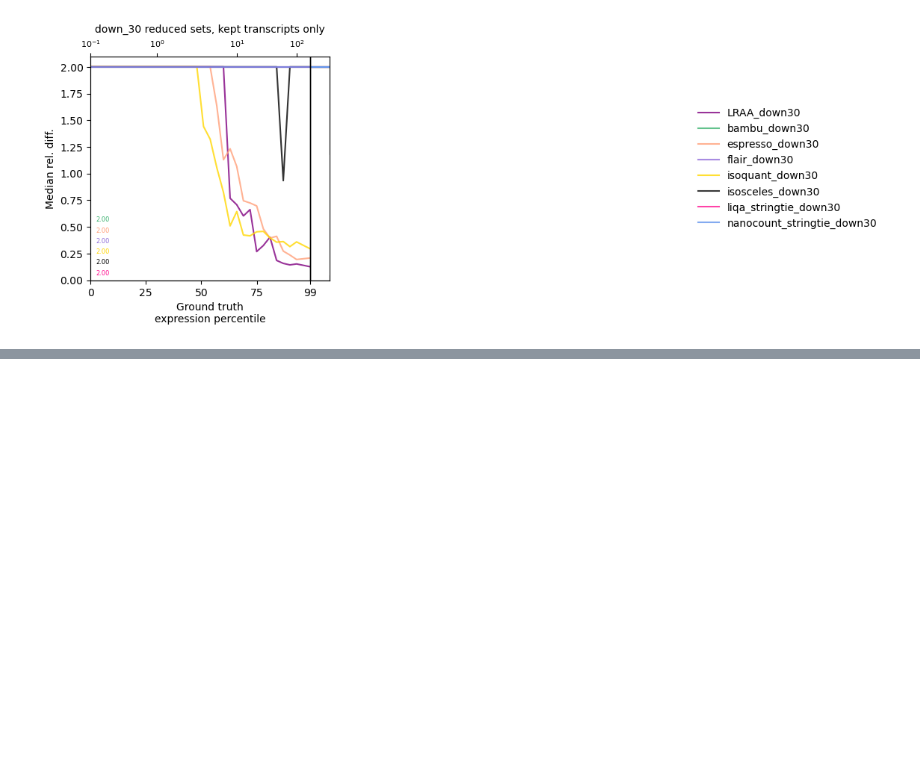
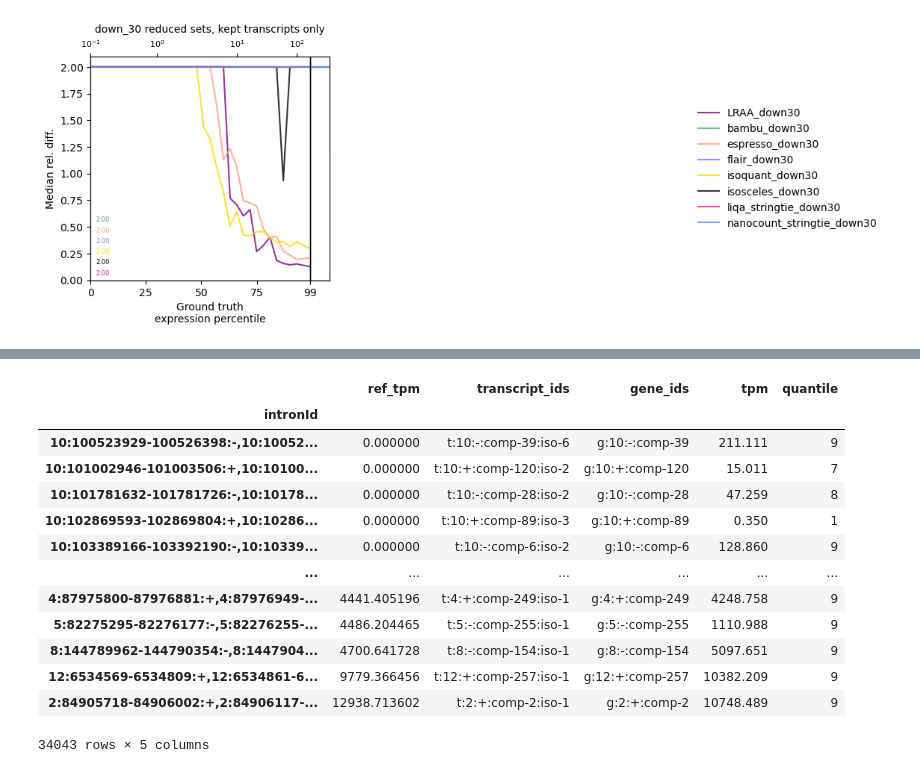
Before and after one commit to MethodsDev/Isosceles_Paper-Ext, a Jupyter notebook: reports/simulated_bulk_benchmarks-BJH-usePyLib-adj.ipynb, the cells around one changed output, grey strips where cells are left out. Saved outputs shown, nothing was run; the diff lists cells and outputs as text; code cells hidden in the pictures; blank space fills up the shorter version.

```diff
--- a/reports/simulated_bulk_benchmarks-BJH-usePyLib-adj.ipynb
+++ b/reports/simulated_bulk_benchmarks-BJH-usePyLib-adj.ipynb
@@ -554,0 +569,17 @@ rel_diff_vs_expr_percentile_plot(i_ref_df, down_30_dict, 33, 'median', 'down_30
+# %%
+assign_binned_expr_quantile(i_ref_df, down_30_dict['LRAA_down30'], 10)
+# %% [output]
+|  | ref_tpm | transcript_ids | gene_ids | tpm | quantile |
+| intronId |  |  |  |  |  |
+| 10:100523929-100526398:-,10:10052... | 0.000000 | t:10:-:comp-39:iso-6 | g:10:-:comp-39 | 211.111 | 9 |
+| 10:101002946-101003506:+,10:10100... | 0.000000 | t:10:+:comp-120:iso-2 | g:10:+:comp-120 | 15.011 | 7 |
+| 10:101781632-101781726:-,10:10178... | 0.000000 | t:10:-:comp-28:iso-2 | g:10:-:comp-28 | 47.259 | 8 |
+| 10:102869593-102869804:+,10:10286... | 0.000000 | t:10:+:comp-89:iso-3 | g:10:+:comp-89 | 0.350 | 1 |
+| 10:103389166-103392190:-,10:10339... | 0.000000 | t:10:-:comp-6:iso-2 | g:10:-:comp-6 | 128.860 | 9 |
+| ... | ... | ... | ... | ... | ... |
+| 4:87975800-87976881:+,4:87976949-... | 4441.405196 | t:4:+:comp-249:iso-1 | g:4:+:comp-249 | 4248.758 | 9 |
+| 5:82275295-82276177:-,5:82276255-... | 4486.204465 | t:5:-:comp-255:iso-1 | g:5:-:comp-255 | 1110.988 | 9 |
+| 8:144789962-144790354:-,8:1447904... | 4700.641728 | t:8:-:comp-154:iso-1 | g:8:-:comp-154 | 5097.651 | 9 |
+| 12:6534569-6534809:+,12:6534861-6... | 9779.366456 | t:12:+:comp-257:iso-1 | g:12:+:comp-257 | 10382.209 | 9 |
+| 2:84905718-84906002:+,2:84906117-... | 12938.713602 | t:2:+:comp-2:iso-1 | g:2:+:comp-2 | 10748.489 | 9 |
+34043 rows × 5 columns
```
Also changed, not shown: parts of 13 cells of this notebook, 1 other file.
